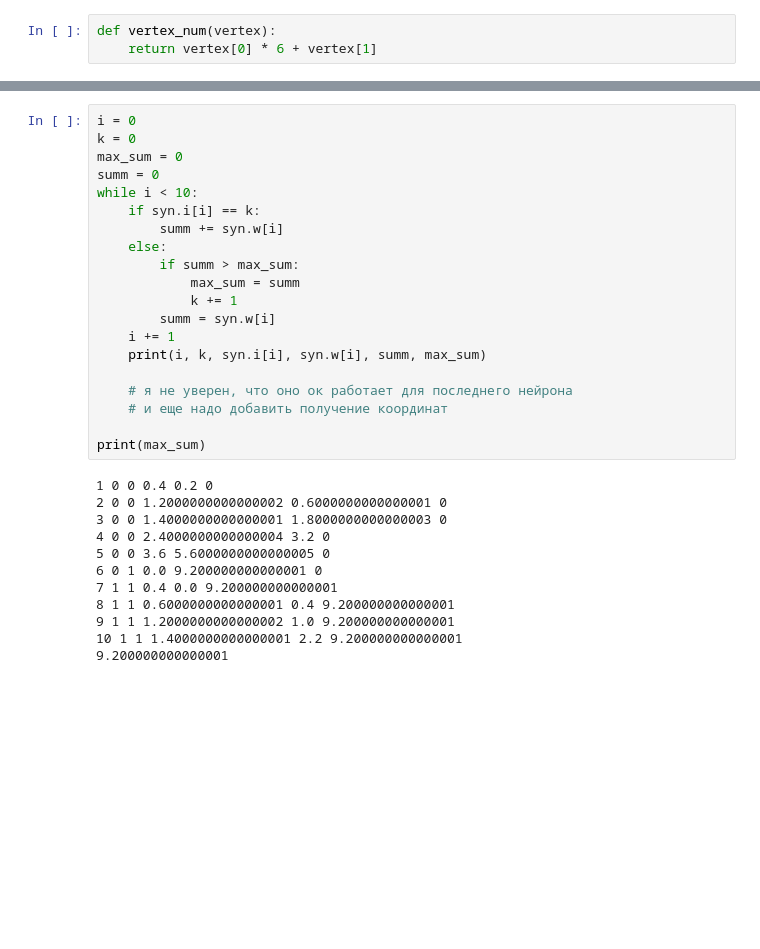
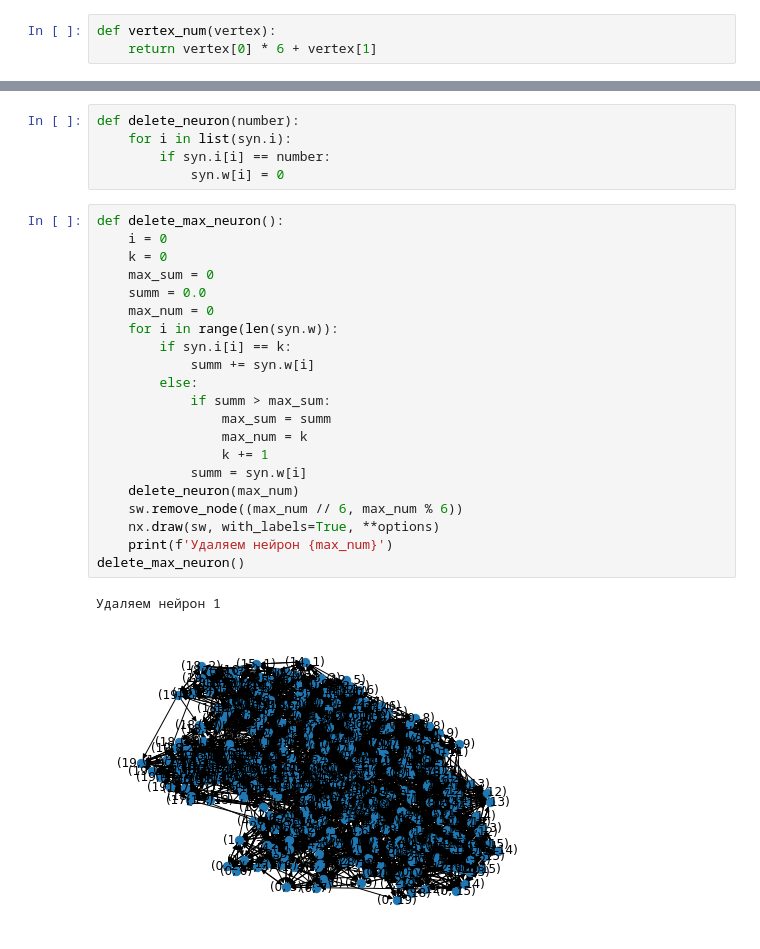
Before and after one commit to NikPeg/SmallWorldSynchronization, a Jupyter notebook: Удаление нейрона.ipynb, the cells around one changed output, grey strips where cells are left out. Cells and saved outputs as stored; diff of their text form; blank space fills up the shorter version.

```diff
--- a/Удаление нейрона.ipynb
+++ b/Удаление нейрона.ipynb
@@ -83,32 +107,29 @@ syn.i
+# %%
+def delete_neuron(number):
+    for i in list(syn.i):
+        if syn.i[i] == number:
+            syn.w[i] = 0
 # %%
-i = 0
-k = 0
-max_sum = 0
-summ = 0
-while i < 10:
-    if syn.i[i] == k:
-        summ += syn.w[i]
-    else:
-        if summ > max_sum:
-            max_sum = summ
-            k += 1
-        summ = syn.w[i]
-    i += 1
-    print(i, k, syn.i[i], syn.w[i], summ, max_sum)
-
-    # я не уверен, что оно ок работает для последнего нейрона
-    # и еще надо добавить получение координат
-
-print(max_sum)
+def delete_max_neuron():
+    i = 0
+    k = 0
+    max_sum = 0
+    summ = 0.0
+    max_num = 0
+    for i in range(len(syn.w)):
+        if syn.i[i] == k:
+            summ += syn.w[i]
+        else:
+            if summ > max_sum:
+                max_sum = summ
+                max_num = k
+                k += 1
+            summ = syn.w[i]
+    delete_neuron(max_num)
+    sw.remove_node((max_num // 6, max_num % 6))
+    nx.draw(sw, with_labels=True, **options)
+    print(f'Удаляем нейрон {max_num}')
+delete_max_neuron()
 # %% [output]
-1 0 0 0.4 0.2 0
-2 0 0 1.2000000000000002 0.6000000000000001 0
-3 0 0 1.4000000000000001 1.8000000000000003 0
-4 0 0 2.4000000000000004 3.2 0
-5 0 0 3.6 5.6000000000000005 0
-6 0 1 0.0 9.200000000000001 0
-7 1 1 0.4 0.0 9.200000000000001
-8 1 1 0.6000000000000001 0.4 9.200000000000001
-9 1 1 1.2000000000000002 1.0 9.200000000000001
-10 1 1 1.4000000000000001 2.2 9.200000000000001
-9.200000000000001
+Удаляем нейрон 1
+[figure, added]
```
Also changed, not shown: parts of 9 cells of this notebook.
